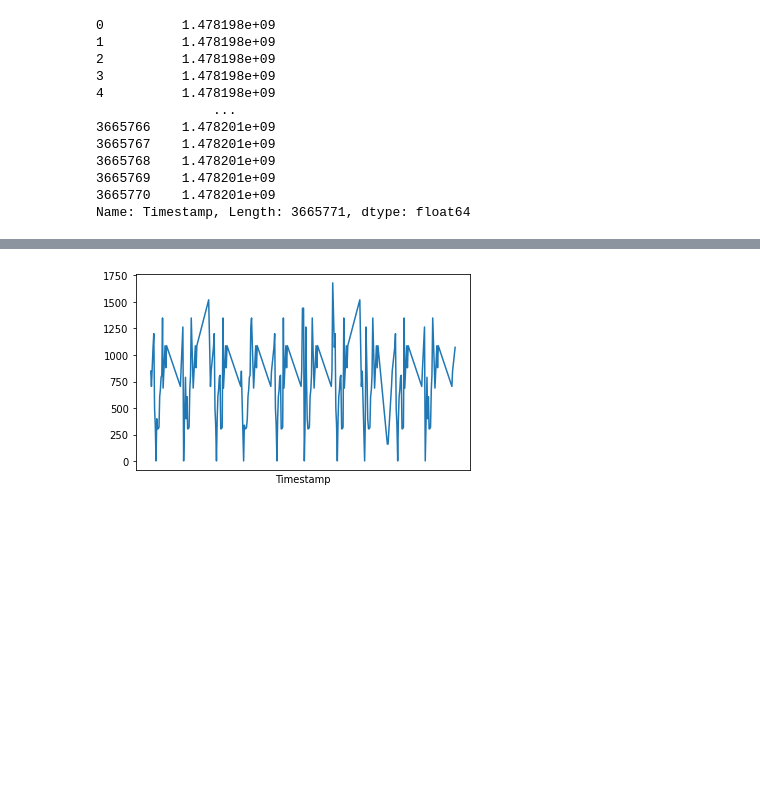
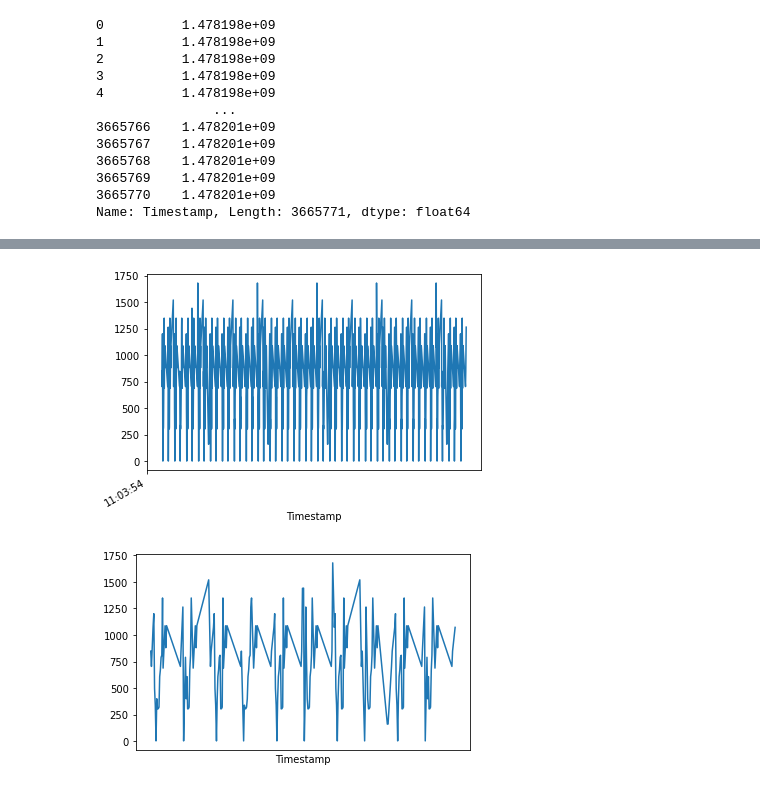
Before and after one commit to ho7221/DL_term_project, a Jupyter notebook: rnn_1.ipynb, the cells around one changed output, grey strips where cells are left out. Cells and saved outputs as stored; diff of their text form; code cells hidden in the pictures; blank space fills up the shorter version.

```diff
--- a/rnn_1.ipynb
+++ b/rnn_1.ipynb
@@ -64,6 +66,11 @@ DoS_df.pop('Timestamp')
 3665769    1.478201e+09
 3665770    1.478201e+09
 Name: Timestamp, Length: 3665771, dtype: float64
+# %%
+df['label']=df['label'].apply(s2i)
+DoS_df['label']=df['label'].apply(s2i)
+# %%
+df=df.astype({'ID':'float','DLC':'float','label':'float'})
 # %%
 df.dtypes
 # %% [output]
@@ -81,4 +88,10 @@ label    object
 dtype: object
+# %%
+plot_features = df['ID'][0:1000]
+plot_features.index = df_time[0:1000]
+_ = plot_features.plot(subplots=True)
+# %% [output]
+[figure, added]
 # %%
 plot_features = df['ID'][0:200]
 plot_features.index = df_time[0:200]
```
Also changed, not shown: parts of 25 cells of this notebook.
